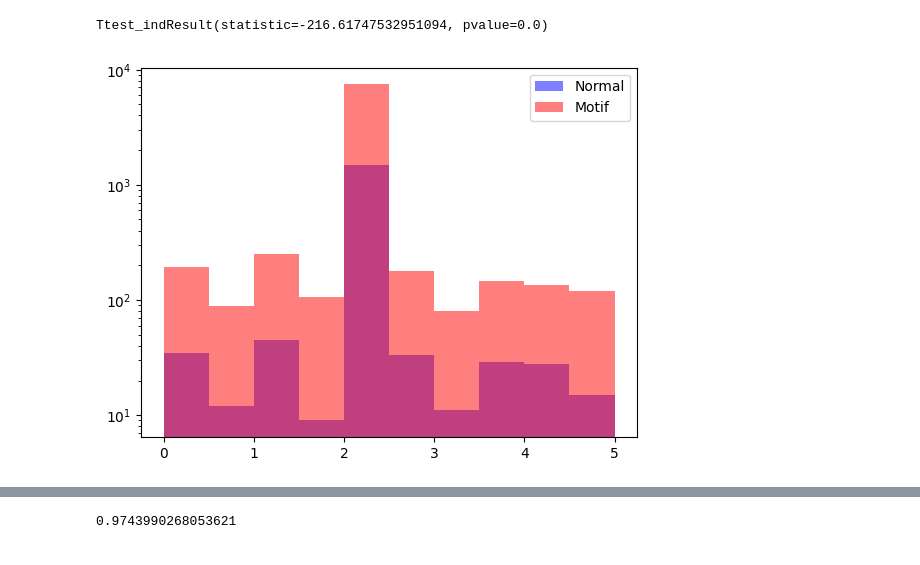
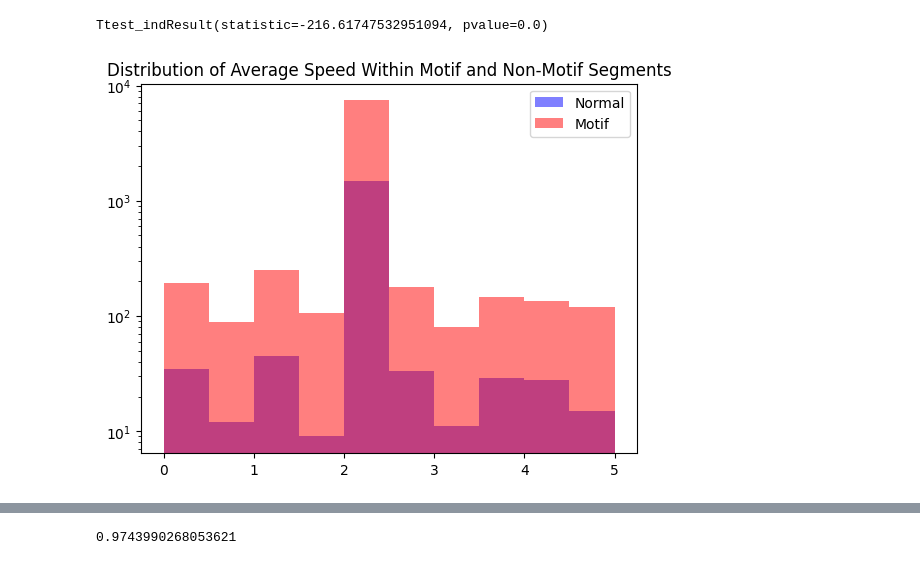
Before and after one commit to stellinaao/motifDetection, a Jupyter notebook: motifDetection-Copy1.ipynb, the cells around one changed output, grey strips where cells are left out. Cells and saved outputs as stored; diff of their text form; code cells hidden in the pictures.

```diff
--- a/motifDetection-Copy1.ipynb
+++ b/motifDetection-Copy1.ipynb
@@ -44,7 +44,7 @@ Fields:
 # %% [markdown]
 Isolate CA1
 # %%
-def loadUnits(units_raw, electrodes, location_target: str):
+def loadUnits(units_raw, electrodes, location_target: str, subset_idx_in=None, useAll=False):
     units = []
     locations = []
     subset_idx = [0, 1]
@@ -60,7 +60,7 @@ def loadUnits(units_raw, electrodes, location_target: str):
             units.append(units_i)
             locations.append(location)
 
-            if unit_counter != 0 and locations[unit_counter-1] != location:
+            if unit_counter != 0 and locations[unit_counter-1] != location: # get the first two units of each new region
                 print(f"{locations[unit_counter-1]}, {location}, {locations[unit_counter]}")
                 # NOTE: skipped the first unit because no motifs identified for first unit of VISrl, just makes indexing and plotting easier
                 subset_idx.append(unit_counter+1)
@@ -75,7 +75,12 @@ def loadUnits(units_raw, electrodes, location_target: str):
     spikeTimes_s = [np.round(spikeTimes_raw[i], 3) for i in range(len(spikeTimes_raw))] # seconds
     spikeTimes_ms = [np.unique([int(spikeTimes_s[i][j] * 1e3) for j in range(len(spikeTimes_s[i]))]) for i in range(len(spikeTimes_s))] # ms
 
-    spikeTrains = spikeTimes2Trains(spikeTimes_ms, idx=subset_idx)
+    if subset_idx_in != None:
+        spikeTrains = spikeTimes2Trains(spikeTimes_ms, idx=subset_idx_in)
+    elif useAll:
+        spikeTrains = spikeTimes2Trains(spikeTimes_ms, idx=np.arange(len(spikeTimes_ms)))
+    else:
+        spikeTrains = spikeTimes2Trains(spikeTimes_ms, idx=subset_idx)
 
     return units, locations, subset_idx, spikeTimes_s, spikeTimes_ms, spikeTrains
 
@@ -97,11 +102,14 @@ def spikeTime2Train(spikeTimes):
 def spikeTimes2Trains(spikeTimesArr, idx=np.arange(3)):
     spikeTrains = []
     for i in idx:
-        print(i)
+        if len(idx) < 10:
+            print(i)
+        elif i % 10 == 0:
+            print(i)
         spikeTrains.append(spikeTime2Train(spikeTimesArr[i]))
     return spikeTrains
 # %%
-units_hp, _, _, spikeTimes_s_hp, spikeTimes_ms_hp, spikeTrains_hp = loadUnits(units_raw, electrodes, ['CA1'])
+units_hp, _, _, spikeTimes_s_hp, spikeTimes_ms_hp, spikeTrains_hp = loadUnits(units_raw, electrodes, ['CA1'], useAll=True)
 # %% [output]
 number of units: (162,)
 0
@@ -1083,7 +1104,7 @@ plt.plot(np.arange(len(speed)), np.array(speed))
 [figure]
 [figure]
 # %%
-motifs_hp, _, _, _ = findMotifs(spikeTrains_hp[0])
+motifs_hp_0, _, _, _ = findMotifs(spikeTrains_hp[0])
 # %% [output]
 entered fn
 begin identifying indices of peaks with fr > 5Hz
@@ -1097,22 +1118,22 @@ iteration 2788
 iteration 4182
 # %%
 speed_motifs = []
-speed_normal = [list(speed[0:int(motifs_hp[0][0])])]
+speed_normal = [list(speed[0:int(motifs_hp_0[0][0])])]
 
-for i in range(len(motifs_hp)):
-    speed_motifs.append(list(speed[int(motifs_hp[i][0]):int(motifs_hp[i][1])+1]))
-    if len(list(speed[int(motifs_hp[i][0]):int(motifs_hp[i][1])+1])) == 0:
-        print(f"{(motifs_hp[i][0])}, {(motifs_hp[i][1])}")
+for i in range(len(motifs_hp_0)):
+    speed_motifs.append(list(speed[int(motifs_hp_0[i][0]):int(motifs_hp_0[i][1])+1]))
+    if len(list(speed[int(motifs_hp_0[i][0]):int(motifs_hp_0[i][1])+1])) == 0:
+        print(f"{(motifs_hp_0[i][0])}, {(motifs_hp_0[i][1])}")
 
-    if i == len(motifs_hp)-1: # just finished appending last motif
+    if i == len(motifs_hp_0)-1: # just finished appending last motif
         if motifs[i][1] == len(spikeTrains_hp[0]): # if the last motif extends to the end of the spike train...
             break
         else:
-            speed_normal.append(list(speed[int(motifs_hp[i][1]):len(spikeTrains_hp[0])]))
+            speed_normal.append(list(speed[int(motifs_hp_0[i][1]):len(spikeTrains_hp[0])]))
 
     # either not done with motifs yet or finished appending last motif but still stretch of non-motif data left
-    elif motifs_hp[i+1][0]-motifs_hp[i][1] > 1: #
-        speed_normal.append(list(speed[int(motifs_hp[i][1])+1:int(motifs_hp[i+1][0])]))
+    elif motifs_hp_0[i+1][0]-motifs_hp_0[i][1] > 1: #
+        speed_normal.append(list(speed[int(motifs_hp_0[i][1])+1:int(motifs_hp_0[i+1][0])]))
 # %%
 assert all([len(seg) != 0 for seg in speed_motifs])
 assert all([len(seg) != 0 for seg in speed_normal])
@@ -1135,7 +1156,7 @@ Ttest_indResult(statistic=-216.61747532951094, pvalue=0.0)
 # %%
 plt.hist(speed_normal_mean, alpha = 0.5, color='b', label="Normal")
 plt.hist(speed_motif_mean, alpha = 0.5, color='r', label="Motif")
-plt.legend()
+plt.title("Distribution of Average Speed Within Motif and Non-Motif Segments"); plt.legend()
 plt.yscale('log')
 # %% [output]
-[figure, old version]
+[figure, new version]
```
Also changed, not shown: parts of 14 cells of this notebook.
